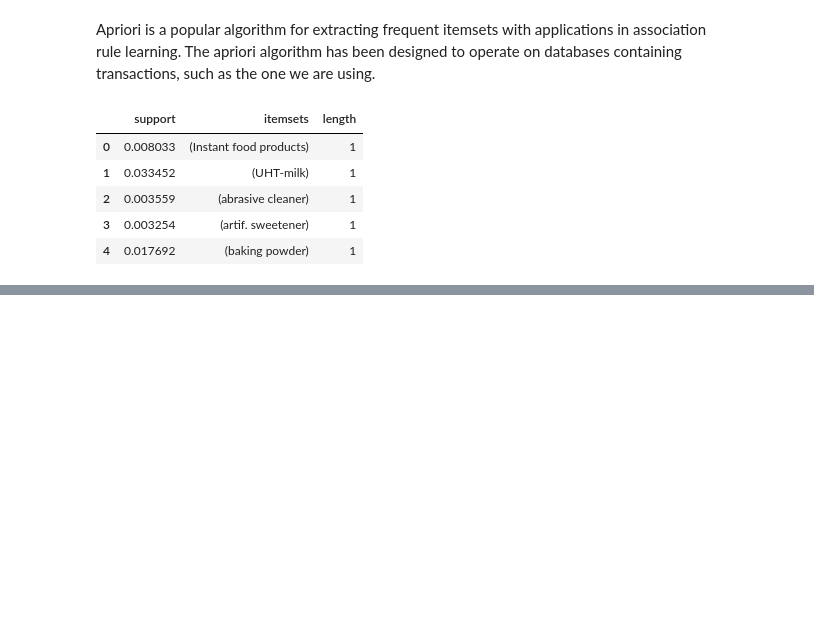
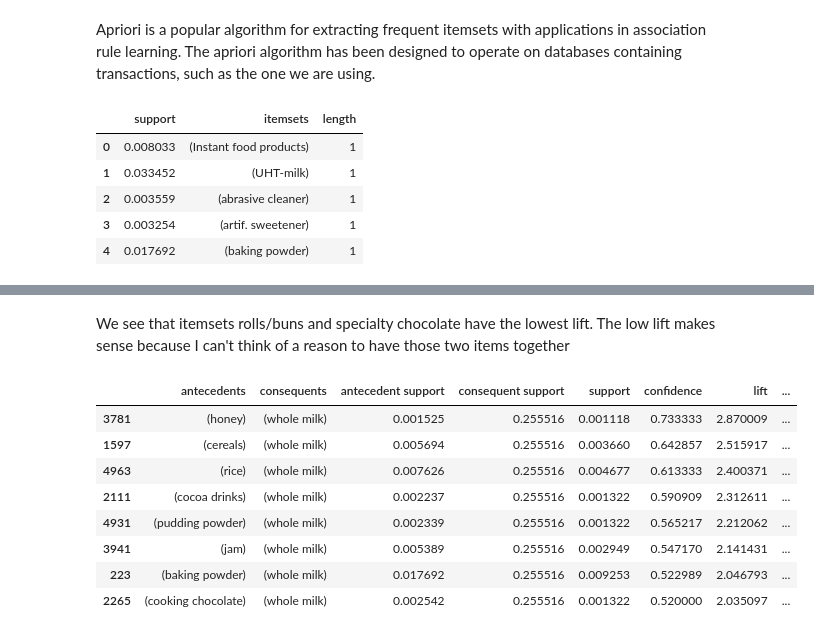
Before and after one commit to ksooklall/CUNY-SPS-Masters-DS, a Jupyter notebook: DATA_624/project/Recommender_system.ipynb, the cells around one changed output, grey strips where cells are left out. Cells and saved outputs as stored; diff of their text form; code cells hidden in the pictures; blank space fills up the shorter version.

```diff
--- a/DATA_624/project/Recommender_system.ipynb
+++ b/DATA_624/project/Recommender_system.ipynb
@@ -155,0 +202,14 @@ Text(0.5, 1.0, 'lift vs confidence')
+# %% [markdown]
+We see that itemsets rolls/buns and specialty chocolate have the lowest lift. The low lift makes sense because I can't think of a reason to have those two items together
+# %%
+rules[rules['consequents'].map(lambda x: list(x)[0]).eq('whole milk')].query('lift > 2')
+# %% [output]
+|  | antecedents | consequents | antecedent support | consequent support | support | confidence | lift | ... |
+| 3781 | (honey) | (whole milk) | 0.001525 | 0.255516 | 0.001118 | 0.733333 | 2.870009 | ... |
+| 1597 | (cereals) | (whole milk) | 0.005694 | 0.255516 | 0.003660 | 0.642857 | 2.515917 | ... |
+| 4963 | (rice) | (whole milk) | 0.007626 | 0.255516 | 0.004677 | 0.613333 | 2.400371 | ... |
+| 2111 | (cocoa drinks) | (whole milk) | 0.002237 | 0.255516 | 0.001322 | 0.590909 | 2.312611 | ... |
+| 4931 | (pudding powder) | (whole milk) | 0.002339 | 0.255516 | 0.001322 | 0.565217 | 2.212062 | ... |
+| 3941 | (jam) | (whole milk) | 0.005389 | 0.255516 | 0.002949 | 0.547170 | 2.141431 | ... |
+| 223 | (baking powder) | (whole milk) | 0.017692 | 0.255516 | 0.009253 | 0.522989 | 2.046793 | ... |
+| 2265 | (cooking chocolate) | (whole milk) | 0.002542 | 0.255516 | 0.001322 | 0.520000 | 2.035097 | ... |
```
Also changed, not shown: parts of 30 cells of this notebook, 4 other files.
